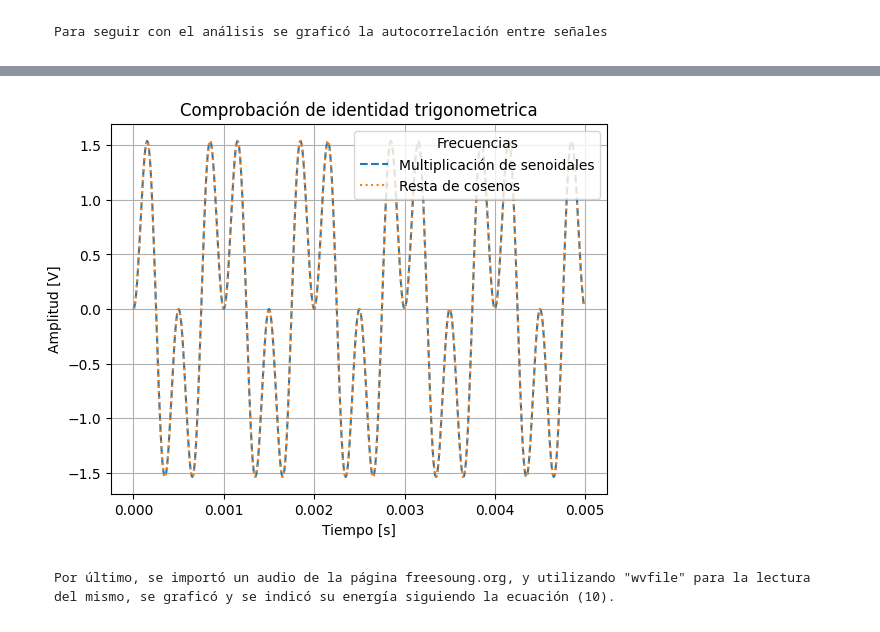
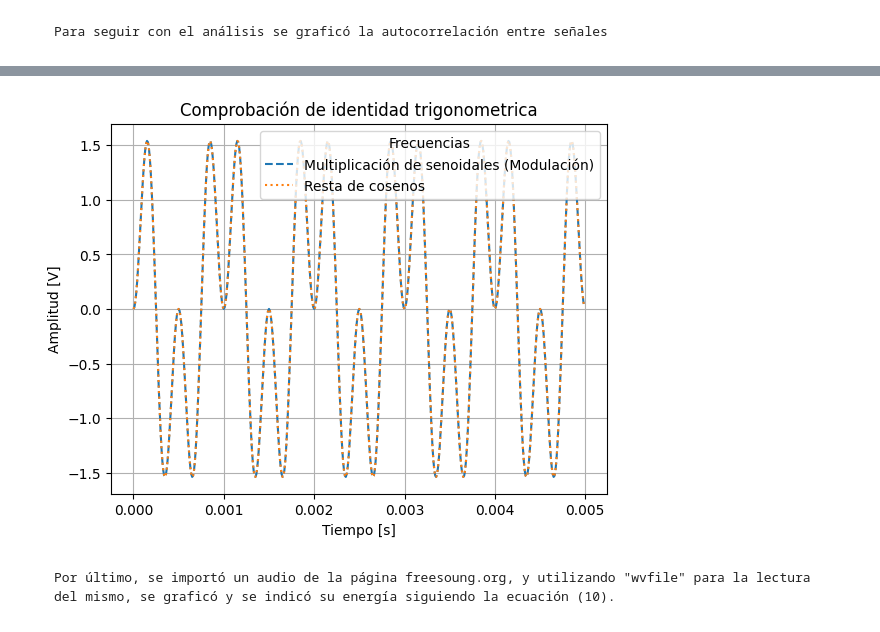
Before and after one commit to guadacura/aps-guada, a Jupyter notebook: TS1-Cura_Guadalupe.ipynb, the cells around one changed output, grey strips where cells are left out. Drawn from its saved outputs; the diff is of its cells as text; code cells hidden in the pictures.

```diff
--- a/TS1-Cura_Guadalupe.ipynb
+++ b/TS1-Cura_Guadalupe.ipynb
@@ -453,35 +467,35 @@ def funcion_seno(vc=1, dc=0, fs=None, ph=0, nn=N, fm=fm):
     sen=(vc*np.sin(2*np.pi*fs*t+ph)+dc)
     return t,sen
 
 def funcion_coseno(vc=1, dc=0, fs=None, ph=0, nn=N, fm=fm):
     t=np.arange(0, nn) / fm
     cos=(vc*np.cos(2*np.pi*fs*t+ph)+dc)
     return t,cos
 
 
 fs4=2000
 tt4, yy4 = funcion_seno(vc=1, dc=0, fs=fs4, ph=0, nn=N, fm=fm)
 
 fs5=1000
 tt5, yy5 = funcion_seno(vc=1, dc=0, fs=fs5, ph=0, nn=N, fm=fm)
 
 fs6= fs4-fs5
 tt6, yy6 = funcion_coseno(vc=1, dc=0, fs=fs6, ph=0, nn=N, fm=fm)
 
 fs7=fs4+fs5
 tt7, yy7 = funcion_coseno(vc=1, dc=0, fs=fs7, ph=0, nn=N, fm=fm)
 
 
-plt.plot(tt4, 2*yy4*yy5, label='Multiplicación de senoidales', linestyle='--')
+plt.plot(tt4, 2*yy4*yy5, label='Multiplicación de senoidales (Modulación)', linestyle='--')
 plt.plot(tt,yy6-yy7 , label='Resta de cosenos', linestyle=':')
 plt.title('Comprobación de identidad trigonometrica')
 plt.xlabel('Tiempo [s]')
 plt.ylabel('Amplitud [V]')
 plt.legend(title="Frecuencias")
 plt.grid(True)
 plt.show()
 # %% [output]
-[figure, old version]
+[figure, new version]
 # %% [markdown]
     Por último, se importó un audio de la página freesoung.org, y utilizando "wvfile" para la lectura del mismo, se graficó y se indicó su energía siguiendo la ecuación (10).
 # %%
```
Also changed, not shown: parts of 6 cells of this notebook.
